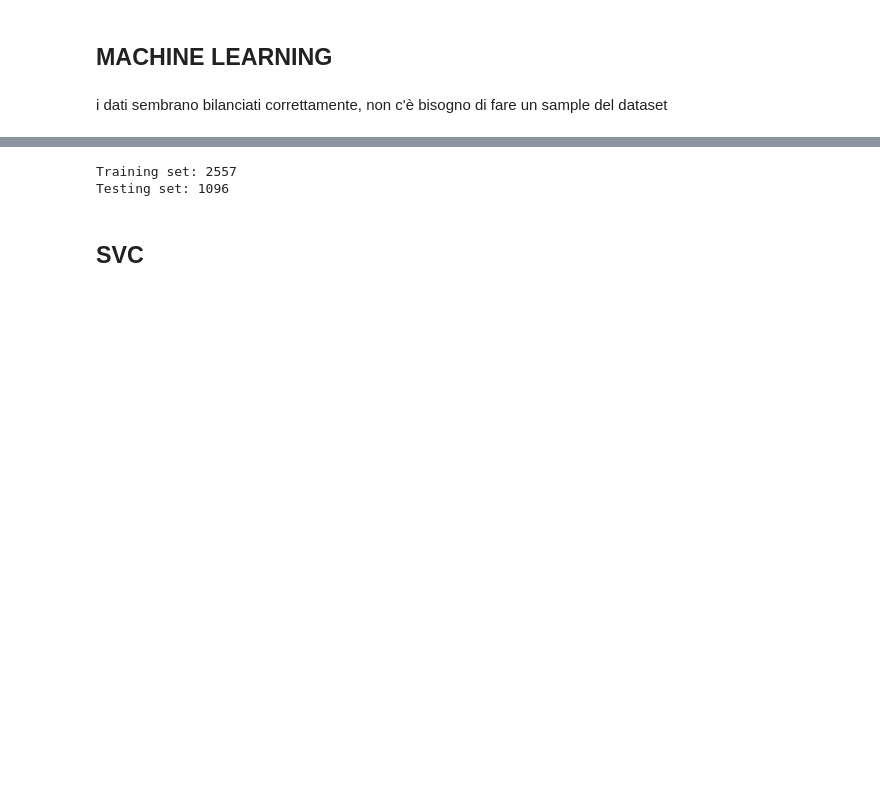
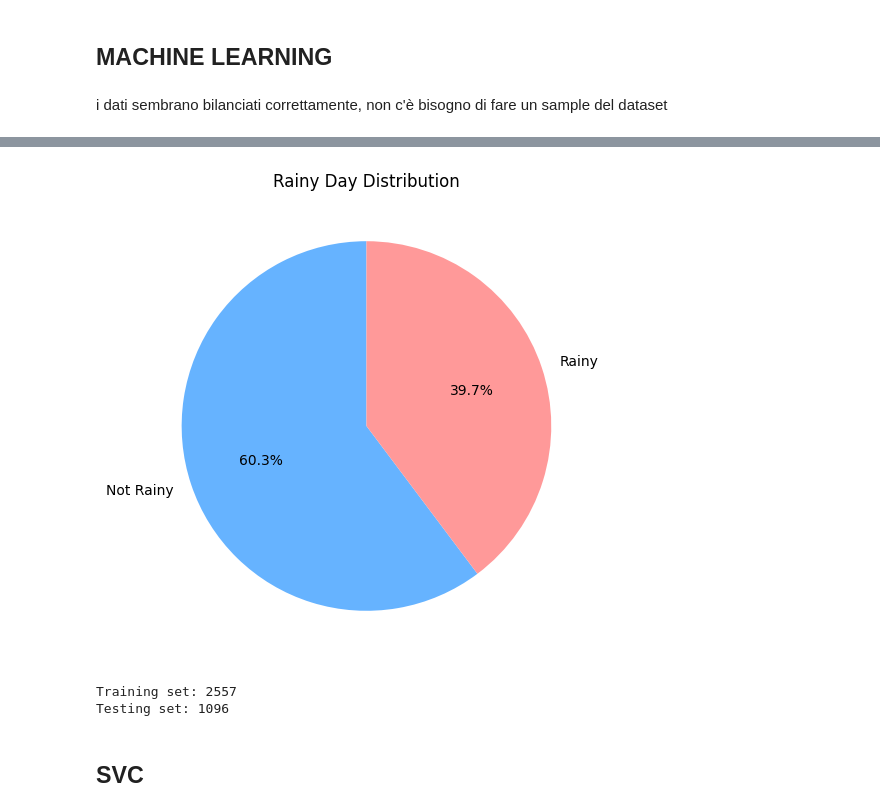
Before and after one commit to Nenne2000/MLDA_Project, a Jupyter notebook: MLDA.ipynb, the cells around one changed output, grey strips where cells are left out. Drawn from its saved outputs; the diff is of its cells as text; code cells hidden in the pictures; blank space fills up the shorter version.

```diff
--- a/MLDA.ipynb
+++ b/MLDA.ipynb
@@ -288,3 +291,11 @@ norm_X.head()
+# %%
+# grafico a barre per vedere la distribuzione dei gioni piovosi e non piovosi
+plt.figure(figsize=(10,6))
+plt.pie(y_rus.value_counts(), labels=['Not Rainy', 'Rainy'], autopct='%1.1f%%', startangle=90, colors=['#66b3ff','#ff9999'])
+plt.title('Rainy Day Distribution')
+plt.show()
+# %% [output]
+[figure, added]
 # %%
 
 # Splitting dataset on training and testing datasets
```
Also changed, not shown: parts of 43 cells of this notebook.
